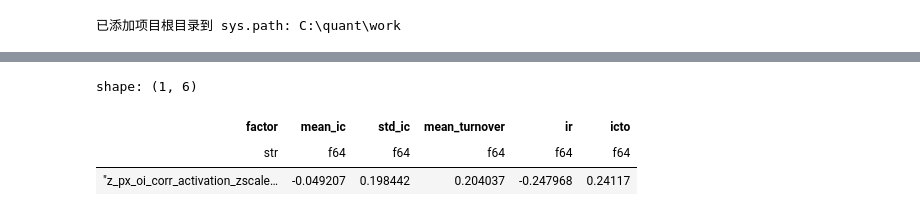
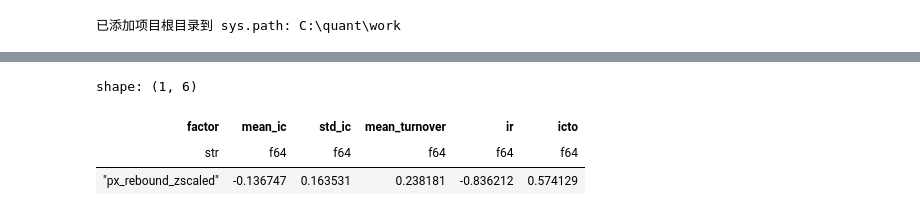
Before and after one commit to Lqz13Th/extrema_lab, a Jupyter notebook: feature_eng/feat_rnd_lab/feat_check.ipynb, the cells around one changed output, grey strips where cells are left out. Cells and saved outputs as stored; diff of their text form; code cells hidden in the pictures.

```diff
--- a/feature_eng/feat_rnd_lab/feat_check.ipynb
+++ b/feature_eng/feat_rnd_lab/feat_check.ipynb
@@ -314,11 +313,11 @@ hourly_ic_df
 # %%
-target_factor = "z_px_oi_corr_activation_zscaled"
+target_factor = "px_rebound_zscaled"
 ic_df.filter(pl.col("factor") == target_factor)
 # %% [output]
 shape: (1, 6)
 | factor | mean_ic | std_ic | mean_turnover | ir | icto |
 | str | f64 | f64 | f64 | f64 | f64 |
-| "z_px_oi_corr_activation_zscale… | -0.049207 | 0.198442 | 0.204037 | -0.247968 | 0.24117 |
+| "px_rebound_zscaled" | -0.136747 | 0.163531 | 0.238181 | -0.836212 | 0.574129 |
 # %%
 import pandas as pd
 import matplotlib.pyplot as plt
```
Also changed, not shown: parts of 19 cells of this notebook, 9 other files.
